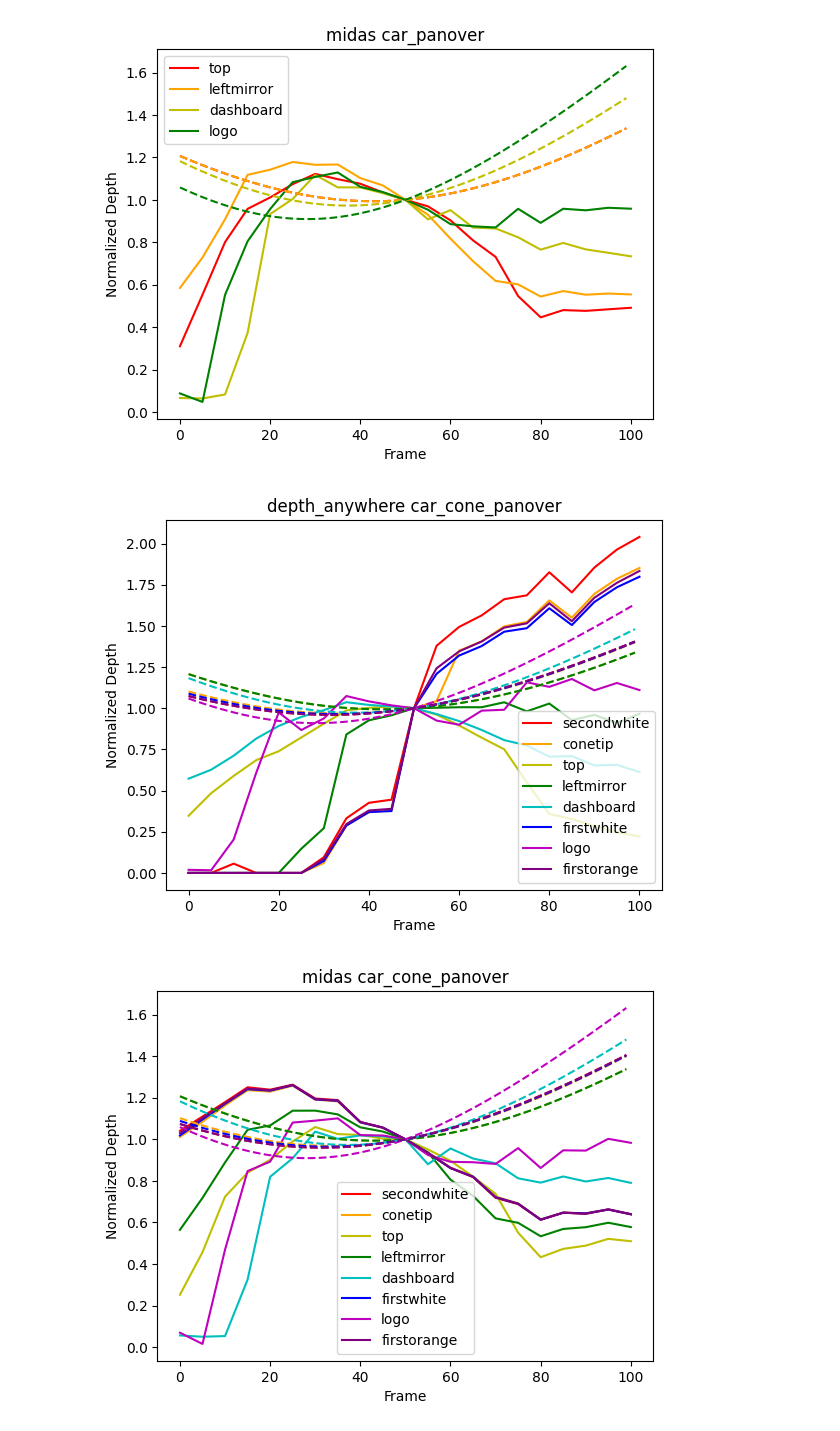
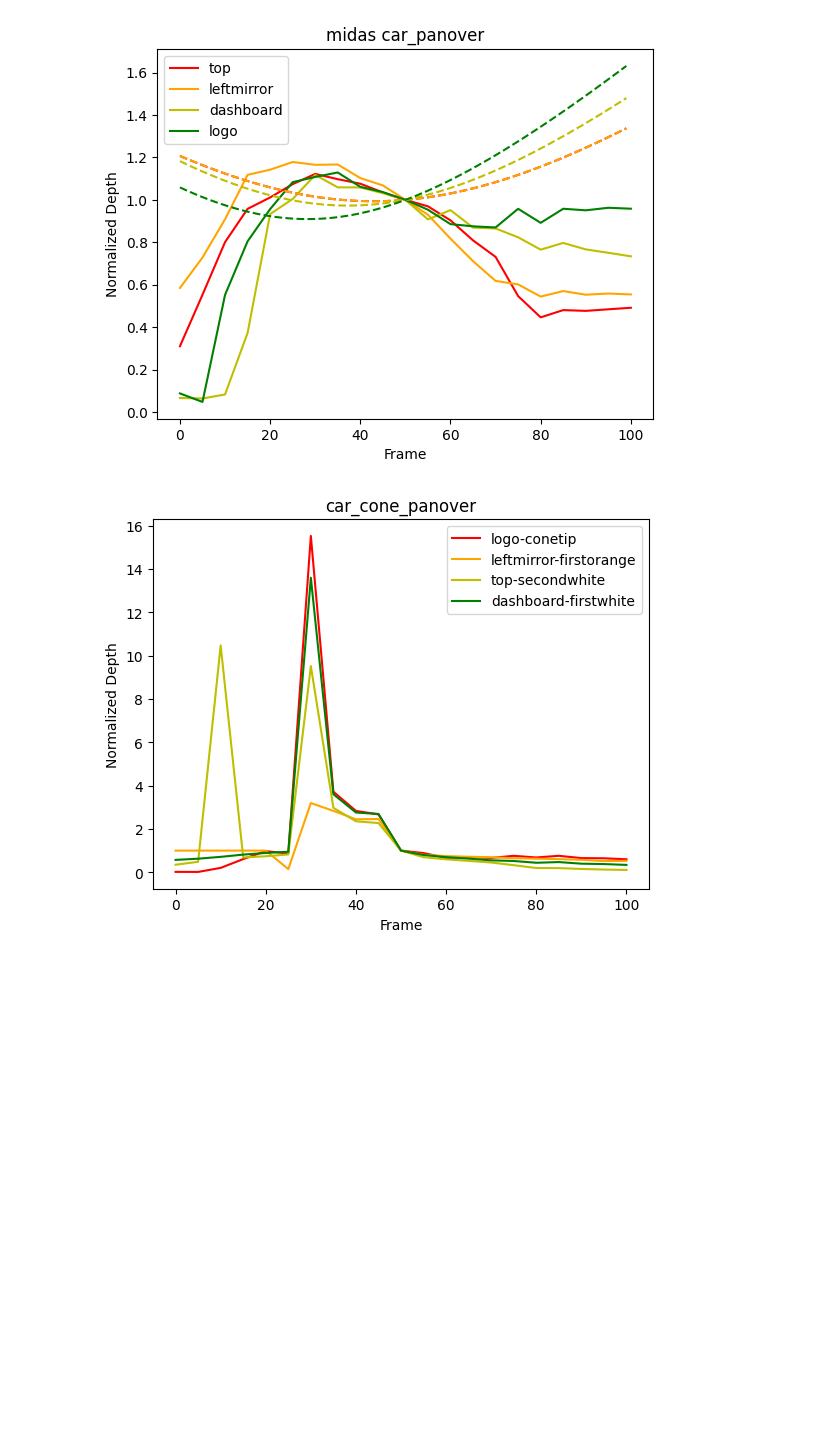
Before and after one commit to oliviali11/spatial-vision-project, a Jupyter notebook: depth_models/depth_mean.ipynb, the cells around one changed output. Saved outputs shown, nothing was run; the diff lists cells and outputs as text; code cells hidden in the pictures; blank space fills up the shorter version.

```diff
--- a/depth_models/depth_mean.ipynb
+++ b/depth_models/depth_mean.ipynb
@@ -52,8 +46,10 @@ car_panover_midas = dp.depth_process("midas", "car_panover")
 [figure]
 [figure]
 # %%
-car_cone_panover = dp.depth_process("depth_anywhere", "car_cone_panover")
-car_cone_panover_midas = dp.depth_process("midas", "car_cone_panover")
+# car_cone_panover = dp.depth_process("depth_anywhere", "car_cone_panover")
+# car_cone_panover_midas = dp.depth_process("midas", "car_cone_panover")
+
+# compare = [["dashboard", "conetip"], ["leftmirror", "firstorange"], ["logo", "firstwhite"], ["top", "secondwhite"]]
+car_cone_panover = dp.depth_process("depth_anywhere", "car_cone_panover", compare = [["logo", "conetip"], ["leftmirror", "firstorange"], ["top", "secondwhite"], ["dashboard", "firstwhite"]])
 # %% [output]
-[figure, old version]
+[figure, new version]
-[figure, removed]
```
Also changed, not shown: parts of 2 cells of this notebook, 17 other files.
